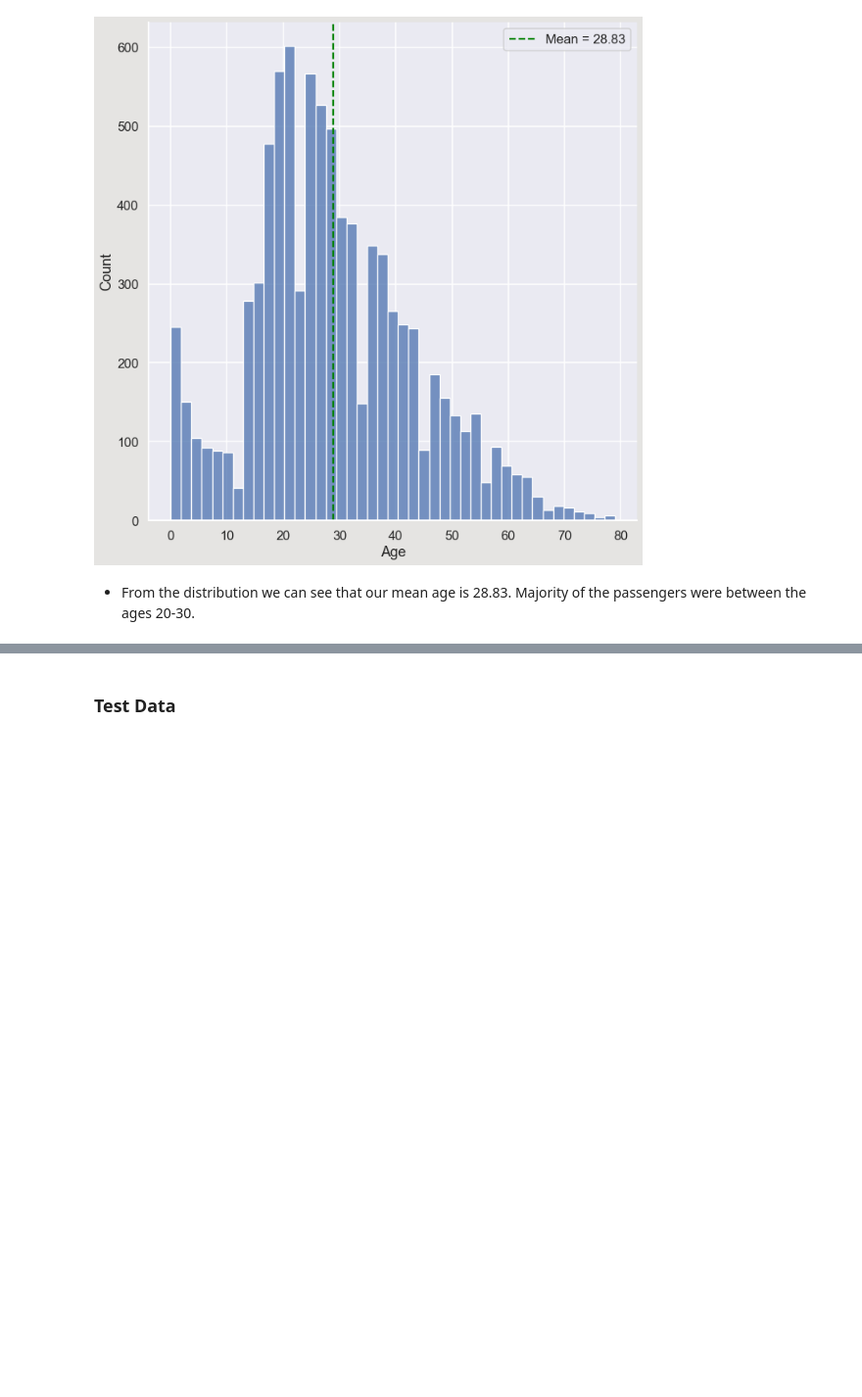
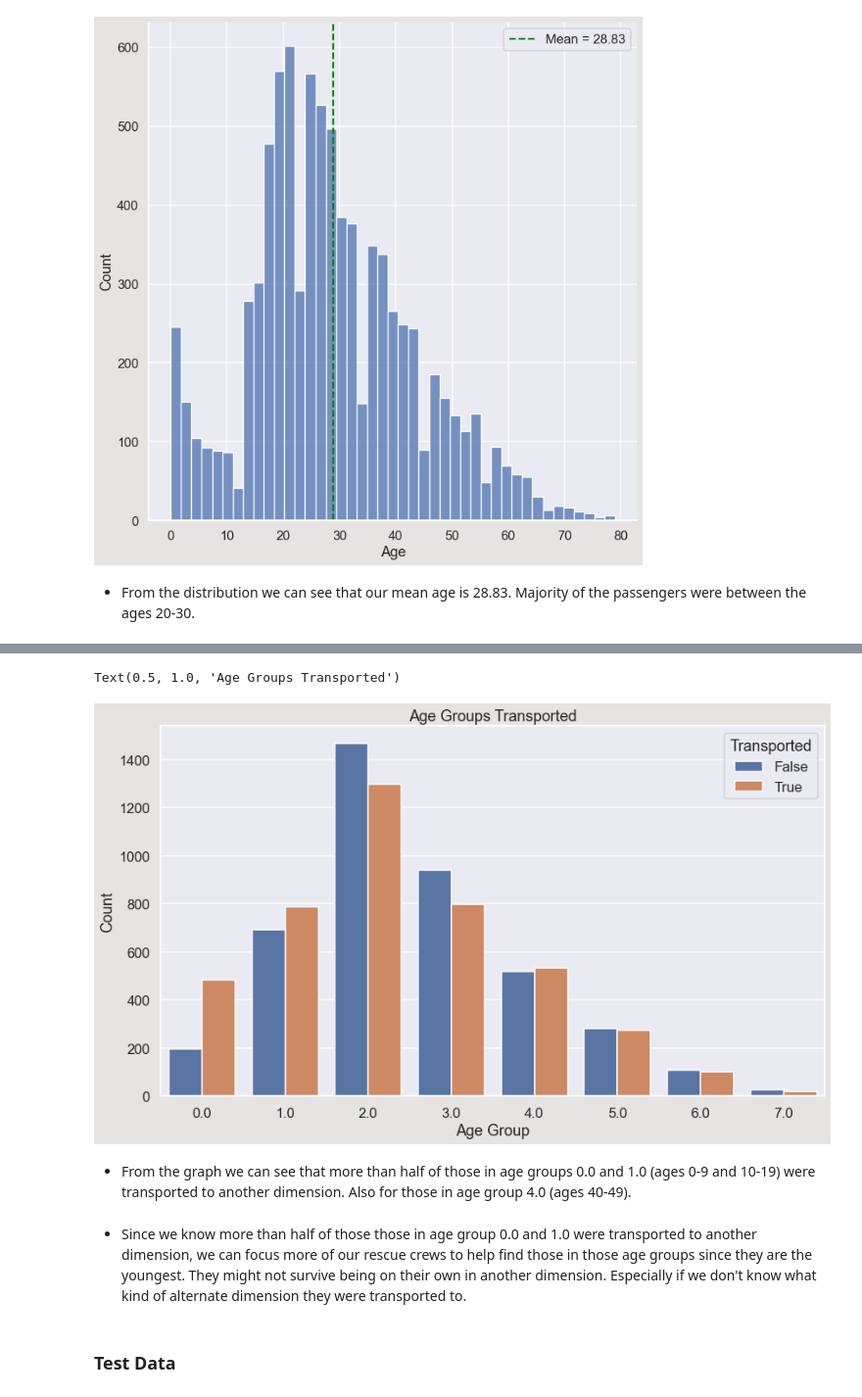
Before and after one commit to bustyAI/Interstellar-Disaster, a Jupyter notebook: spaceship_titanic.ipynb, the cells around one changed output, grey strips where cells are left out. Shown: that part at 98% size. Drawn from its saved outputs; the diff is of its cells as text; code cells hidden in the pictures; blank space fills up the shorter version.

```diff
--- a/spaceship_titanic.ipynb
+++ b/spaceship_titanic.ipynb
@@ -574,3 +574,25 @@ plt.legend()
 [figure]
 # %% [markdown]
 - From the distribution we can see that our mean age is 28.83. Majority of the passengers were between the ages 20-30.
+# %%
+# Fucntion to split "Age" column into groups
+def split_age(row):
+    if row["Age"] in range(0,10):
+        return 0
+    elif row["Age"] in range(10, 20):
+        return 1
+    elif row["Age"] in range(20, 30):
+        return 2
+    elif row["Age"] in range(30, 40):
+        return 3
+    elif row["Age"] in range(40, 50):
+        return 4
+    elif row["Age"]in range(50, 60):
+        return 5
+    elif row["Age"] in range(60, 70):
+        return 6
+    elif row["Age"] in range(70, 80):
+        return 7
+# %%
+train_df["AgeGroup"] = train_df.apply(split_age, axis=1)
+train_df.head()
@@ -577,3 +606,16 @@ plt.legend()
+# %%
+# Age groups are increments of 9 so "0.0" is 0-9 and "1.0" is 10-19 and so forth
+sns.countplot(data=train_df, x="AgeGroup", hue="Transported")
+plt.xlabel("Age Group")
+plt.ylabel("Count")
+plt.title("Age Groups Transported")
+# %% [output]
+Text(0.5, 1.0, 'Age Groups Transported')
+[figure, added]
+# %% [markdown]
+- From the graph we can see that more than half of those in age groups 0.0 and 1.0 (ages 0-9 and 10-19) were transported to another dimension. Also for those in age group 4.0 (ages 40-49).
+# %% [markdown]
+- Since we know more than half of those those in age group 0.0 and 1.0 were transported to another dimension, we can focus more of our rescue crews to help find those in those age groups since they are the youngest. They might not survive being on their own in another dimension. Especially if we don't know what kind of alternate dimension they were transported to.
 # %% [markdown]
 ### Test Data
 # %%
```
Also changed, not shown: parts of 18 cells of this notebook.
